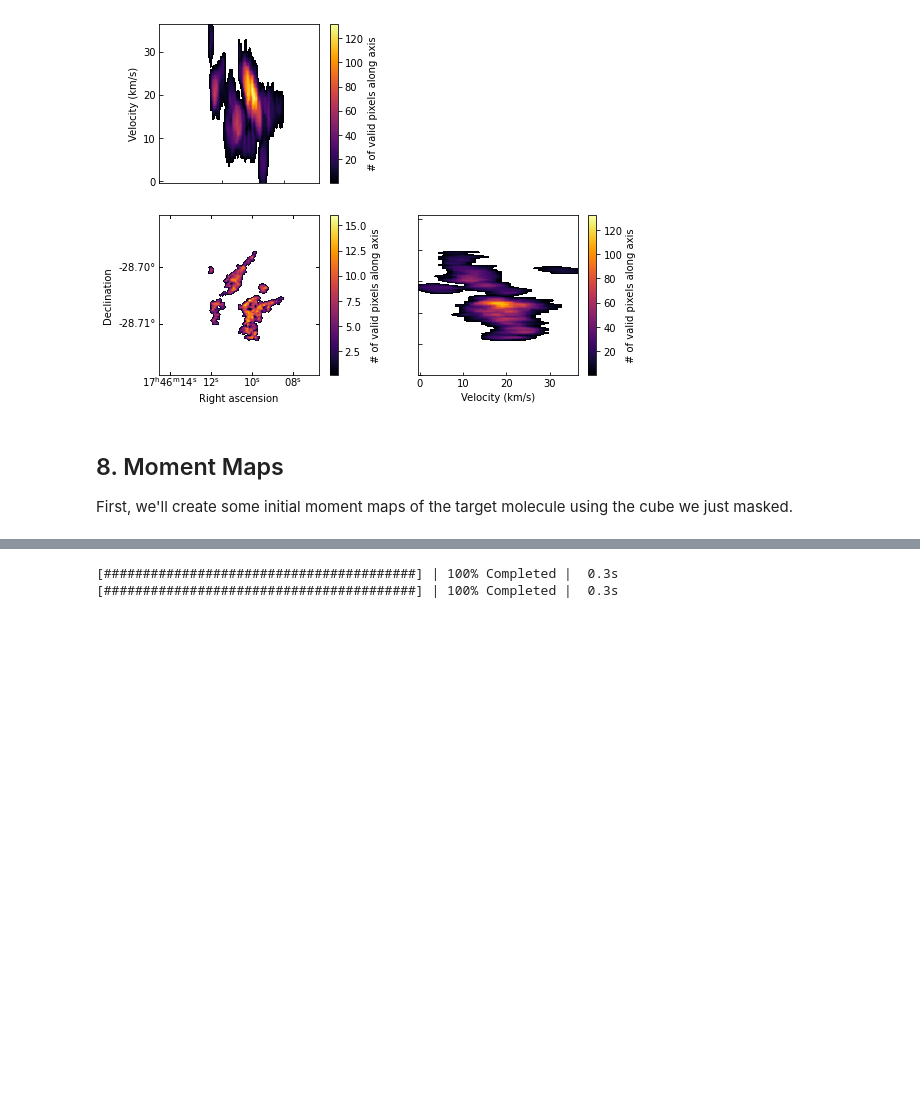
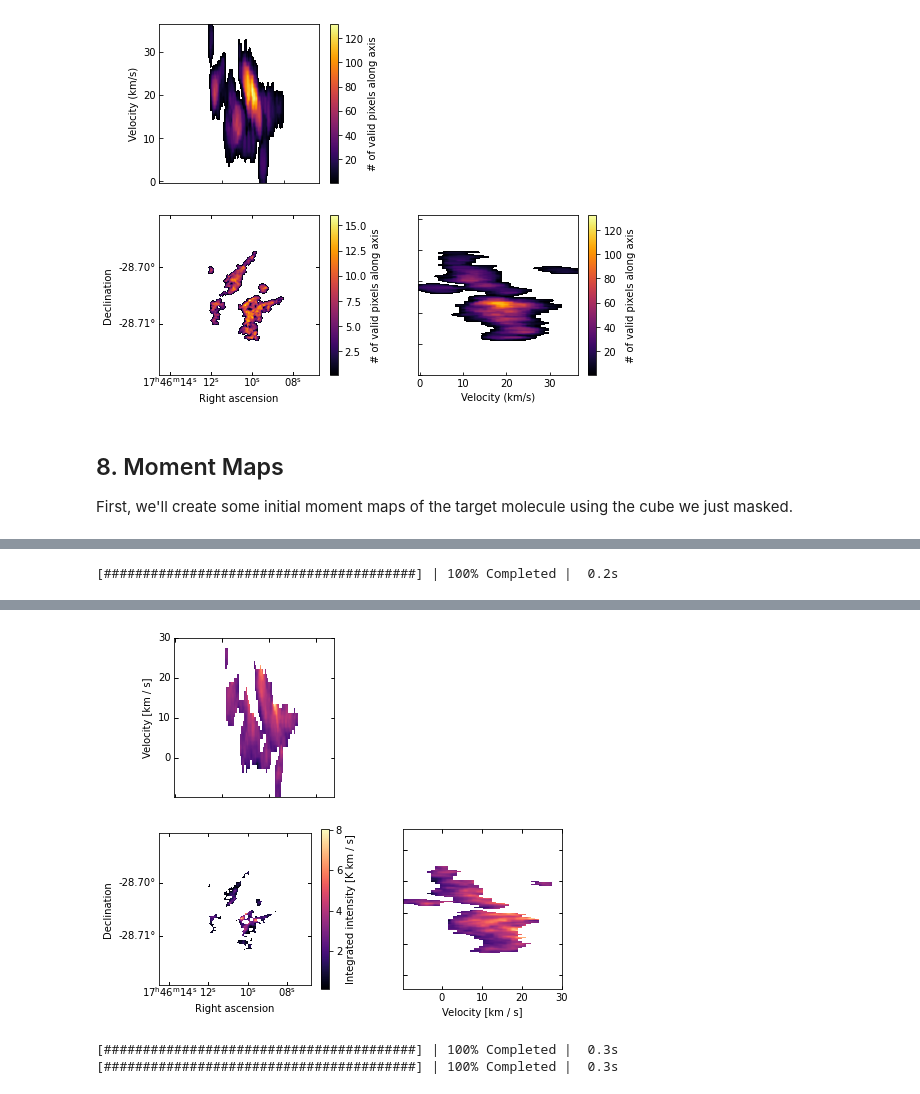
Before and after one commit to abulatek/brick, a Jupyter notebook: first_results/CH3CNMasking_v1.ipynb, the cells around one changed output, grey strips where cells are left out. Saved outputs shown, nothing was run; the diff lists cells and outputs as text; code cells hidden in the pictures; blank space fills up the shorter version.

Commit message:
Added mom0/PV figure for writeup

```diff
--- a/first_results/CH3CNMasking_v1.ipynb
+++ b/first_results/CH3CNMasking_v1.ipynb
@@ -580,0 +588,77 @@ ax.set_xlabel('Right Ascension')
+# %%
+masked_moment0 = masked_cube.moment0()
+
+# ax = plt.subplot(projection=masked_moment0.wcs)
+# im = ax.imshow(masked_moment0.value, origin='lower', cmap='inferno')
+# cbar = plt.colorbar(im)
+# cbar.set_label('Integrated Intensity (K km/s)')
+# ax.set_ylabel('Declination')
+# ax.set_xlabel('Right Ascension')
+
+# Collapse the map in three dimensions
+collapse1 = masked_cube.mean(axis = 1)
+collapse2 = masked_cube.mean(axis = 2)
+
+# Set up maximum value for colorbar
+vmax = np.max(masked_moment0.max())
+norm = simple_norm(masked_moment0, stretch='linear', max_cut=vmax, min_cut=0.1)
+cm = pl.matplotlib.cm.magma.copy()
+cm.set_under('w') # Make sure the "zero" color is white
+
+fig = plt.figure(figsize = (7.5, 10)) # constrained_layout=True
+
+# Get WCS coordinates
+wcs = masked_moment0.wcs
+
+# Collapse along axis 0
+ax1 = plt.subplot(323, projection = wcs, aspect = 1)
+ax1.set_aspect(1)
+im1 = ax1.imshow(masked_moment0.value, origin = 'lower', cmap=cm, vmin=0.1)
+ax1.tick_params(direction = 'in')
+ax1.coords[0].set_major_formatter('hh:mm:ss')
+ax1.coords[1].set_major_formatter('d.dd')
+ax1.set_xlabel('Right ascension'), ax1.set_ylabel('Declination')
+cbar1 = plt.colorbar(mappable = im1, ax = ax1)
+cbar1.set_label(f'Integrated intensity [{masked_moment0.unit.to_string()}]')
+
+# This may not be right:
+# overlay = ax1.get_coords_overlay('galactic')
+# overlay.grid(color='white', ls='dotted')
+# overlay[0].set_axislabel('Galactic longitude')
+# overlay[1].set_axislabel('Galactic latitude')
+
+# Collapse along axis 1
+ax2 = plt.subplot(321, projection = collapse1.wcs, sharex = ax1) # , adjustable='box'
+im2 = ax2.imshow(collapse1.value, origin = 'lower', cmap=cm)
+# ax2.xaxis.set_tick_params(labelbottom = False) # Remove redundant tick labels [doesn't work anymore?]
+ax2.coords[0].set_ticklabel_visible(False)
+ax2.coords[1].set_format_unit(u.km / u.s)
+ax2.tick_params(direction = 'in')
+ax2.set_aspect(collapse1.shape[1]/collapse1.shape[0])
+ax2.set_ylabel(f'Velocity [{masked_cube.spectral_axis.unit}]')
+
+# Collapse along axis 2
+ax3 = plt.subplot(324, projection = collapse2.wcs.sub([2,1]), sharey = ax1)
+im3 = ax3.imshow(collapse2.T.value, origin = 'lower', cmap=cm)
+# ax3.yaxis.set_tick_params(labeltop = False) # Remove redundant tick labels [doesn't work anymore?]
+ax3.coords[1].set_ticklabel_visible(False)
+ax3.coords[0].set_format_unit(u.km / u.s)
+ax3.tick_params(direction = 'in')
+ax3.set_aspect(collapse2.shape[0]/collapse2.shape[1])
+ax3.set_xlabel(f'Velocity [{masked_cube.spectral_axis.unit}]')
+# # cbar3 = plt.colorbar(mappable=im3, ax=ax3)
+# # cbar3.set_label('# of valid pixels along axis')
+
+ax1.set_xlim(ax2.get_xlim()) # These need to be in RA/dec coordinates, but I don't think they are...
+ax1.set_ylim(ax3.get_ylim())
+
+# print(f"Moment map x limits: {ax1.get_xlim()}")
+# print(f"Upper PV projection x limits: {ax2.get_xlim()}")
+# print(f"Right PV projection x limits: {ax3.get_xlim()}")
+# print(f"Moment map y limits: {ax1.get_ylim()}")
+# print(f"Upper PV projection y limits: {ax2.get_ylim()}")
+# print(f"Right PV projection y limits: {ax3.get_ylim()}")
+
+plt.savefig("figures/mom0_PV.pdf", dpi = 300, facecolor='w', edgecolor='w', bbox_inches='tight')
+plt.show()
+# %% [output]
@@ -580,0 +669 @@ ax.set_xlabel('Right Ascension')
+[########################################] | 100% Completed |  0.2s
@@ -581,3 +671,4 @@ ax.set_xlabel('Right Ascension')
+[figure, added]
 # %%
 masked_moment1 = masked_cube.moment1()
 
```
Also changed, not shown: parts of 10 cells of this notebook, 4 other files.
